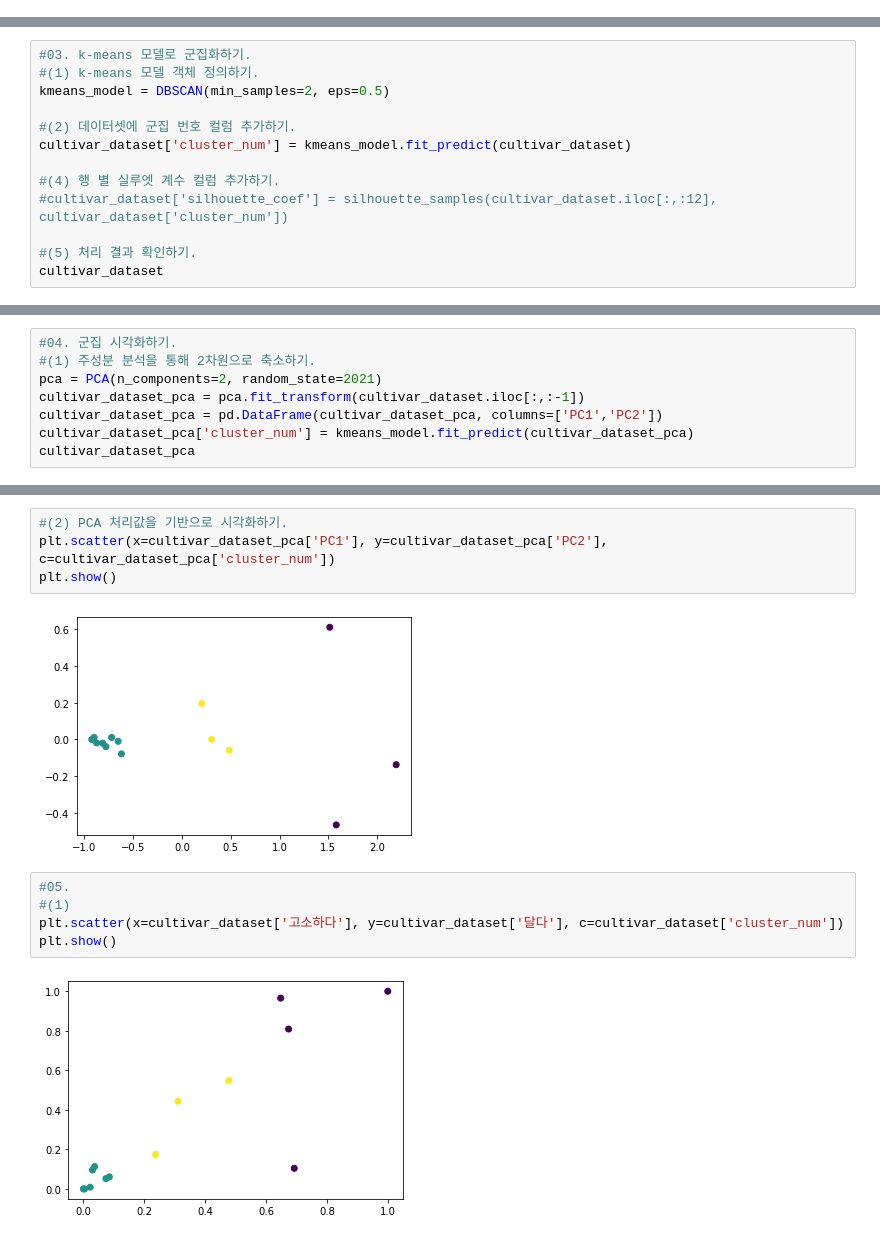
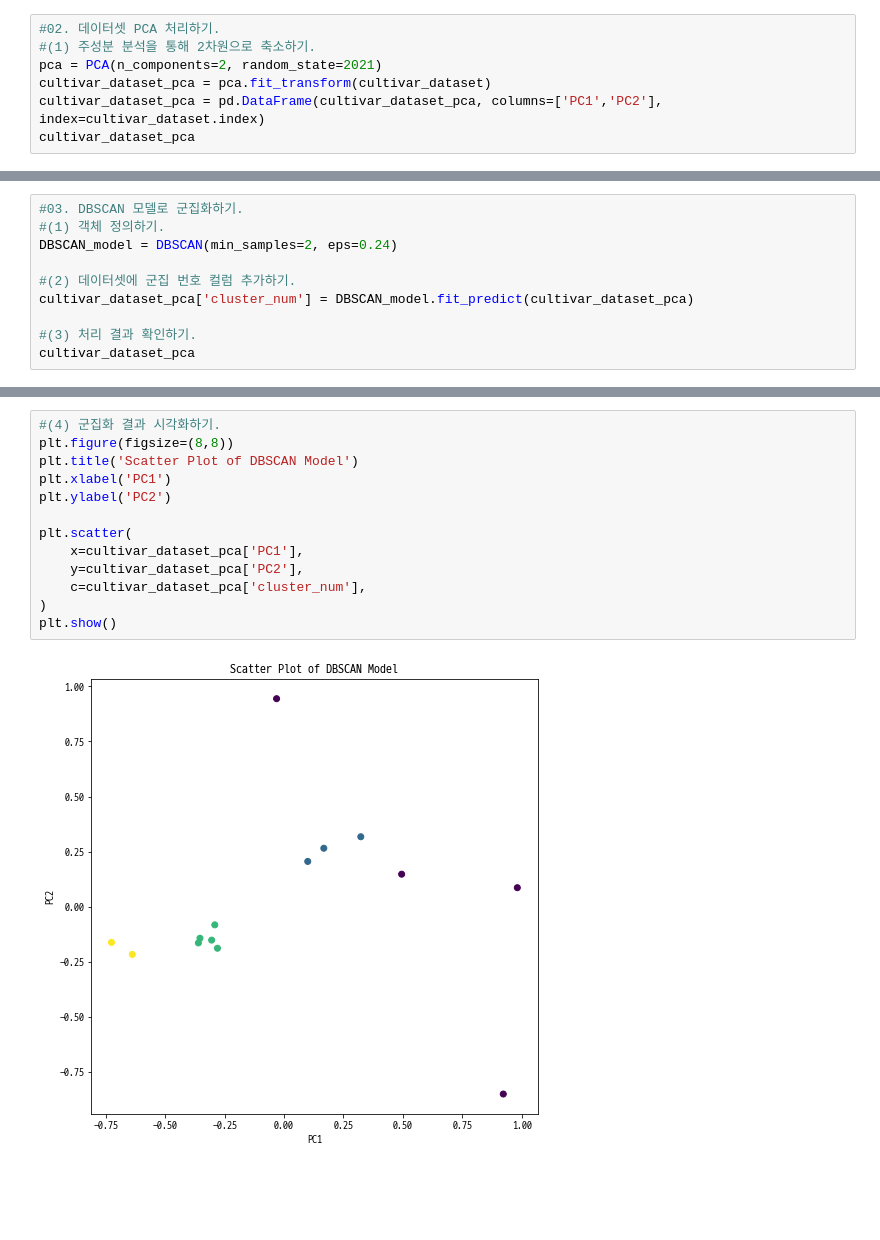
Before and after one commit to csh01470/TIL_Python, a Jupyter notebook: Script/20210825_01.ipynb, the cells around one changed output, grey strips where cells are left out. Saved outputs shown, nothing was run; the diff lists cells and outputs as text; blank space fills up the shorter version.

```diff
--- a/Script/20210825_01.ipynb
+++ b/Script/20210825_01.ipynb
@@ -42,0 +57,7 @@ cultivar_dataset
+# %%
+#02. 데이터셋 PCA 처리하기.
+#(1) 주성분 분석을 통해 2차원으로 축소하기.
+pca = PCA(n_components=2, random_state=2021)
+cultivar_dataset_pca = pca.fit_transform(cultivar_dataset)
+cultivar_dataset_pca = pd.DataFrame(cultivar_dataset_pca, columns=['PC1','PC2'], index=cultivar_dataset.index)
+cultivar_dataset_pca
@@ -43,14 +99,11 @@ cultivar_dataset
 # %%
-#03. k-means 모델로 군집화하기.
-#(1) k-means 모델 객체 정의하기.
-kmeans_model = DBSCAN(min_samples=2, eps=0.5)
+#03. DBSCAN 모델로 군집화하기.
+#(1) 객체 정의하기.
+DBSCAN_model = DBSCAN(min_samples=2, eps=0.24)
 
 #(2) 데이터셋에 군집 번호 컬럼 추가하기.
-cultivar_dataset['cluster_num'] = kmeans_model.fit_predict(cultivar_dataset)
+cultivar_dataset_pca['cluster_num'] = DBSCAN_model.fit_predict(cultivar_dataset_pca)
 
-#(4) 행 별 실루엣 계수 컬럼 추가하기.
-#cultivar_dataset['silhouette_coef'] = silhouette_samples(cultivar_dataset.iloc[:,:12], cultivar_dataset['cluster_num'])
-
-#(5) 처리 결과 확인하기.
-cultivar_dataset
+#(3) 처리 결과 확인하기.
+cultivar_dataset_pca
 # %% [output]
@@ -73,8 +125,0 @@ cultivar_dataset
-# %%
-#04. 군집 시각화하기.
-#(1) 주성분 분석을 통해 2차원으로 축소하기.
-pca = PCA(n_components=2, random_state=2021)
-cultivar_dataset_pca = pca.fit_transform(cultivar_dataset.iloc[:,:-1])
-cultivar_dataset_pca = pd.DataFrame(cultivar_dataset_pca, columns=['PC1','PC2'])
-cultivar_dataset_pca['cluster_num'] = kmeans_model.fit_predict(cultivar_dataset_pca)
-cultivar_dataset_pca
@@ -97,13 +126,15 @@ cultivar_dataset_pca
 # %%
-#(2) PCA 처리값을 기반으로 시각화하기.
-plt.scatter(x=cultivar_dataset_pca['PC1'], y=cultivar_dataset_pca['PC2'], c=cultivar_dataset_pca['cluster_num'])
+#(4) 군집화 결과 시각화하기.
+plt.figure(figsize=(8,8))
+plt.title('Scatter Plot of DBSCAN Model')
+plt.xlabel('PC1')
+plt.ylabel('PC2')
+
+plt.scatter(
+    x=cultivar_dataset_pca['PC1'],
+    y=cultivar_dataset_pca['PC2'],
+    c=cultivar_dataset_pca['cluster_num'],
+)
 plt.show()
 # %% [output]
-[figure, old version]
+[figure, new version]
-# %%
-#05.
-#(1)
-plt.scatter(x=cultivar_dataset['고소하다'], y=cultivar_dataset['달다'], c=cultivar_dataset['cluster_num'])
-plt.show()
-# %% [output]
-[figure, removed]
```
Also changed, not shown: parts of 10 cells of this notebook, 2 other files.
